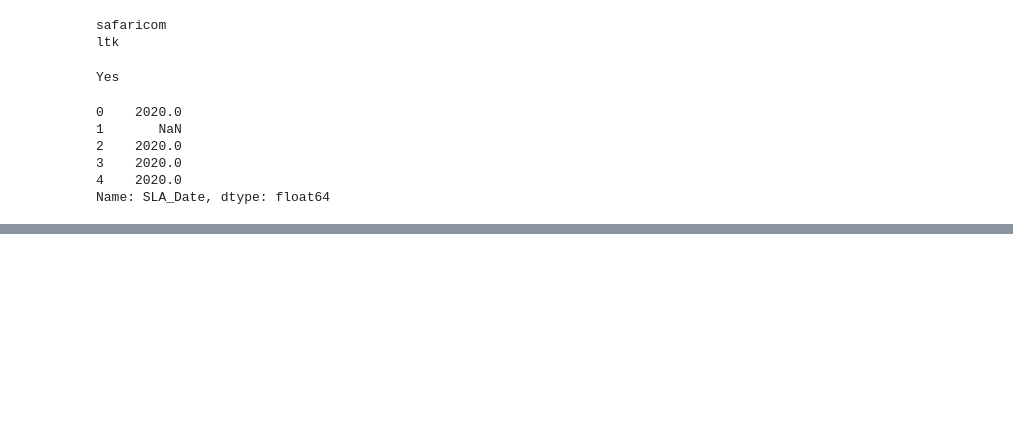
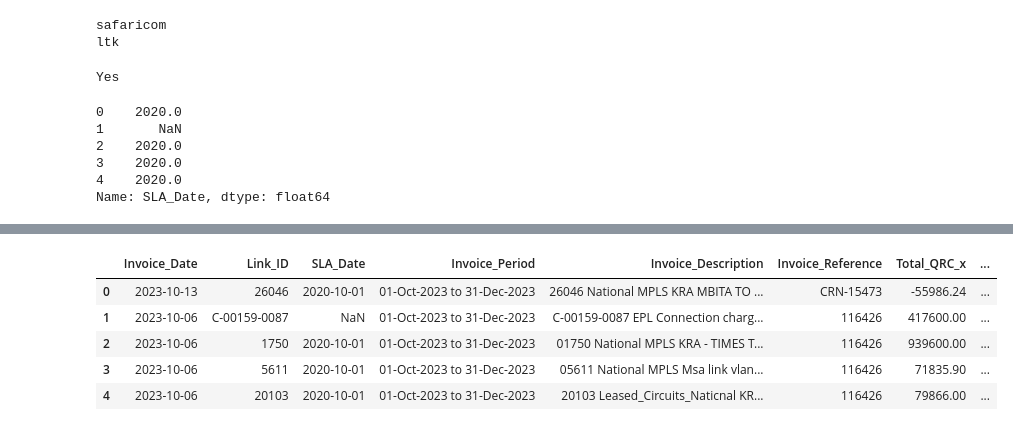
Before and after one commit to JackronyK/SLA_ETL, a Jupyter notebook: Data_Wrangling WS.ipynb, the cells around one changed output, grey strips where cells are left out. Saved outputs shown, nothing was run; the diff lists cells and outputs as text; code cells hidden in the pictures; blank space fills up the shorter version.

```diff
--- a/Data_Wrangling WS.ipynb
+++ b/Data_Wrangling WS.ipynb
@@ -1829,0 +1850,12 @@ Merged_Data_SLA_Invoice
+# %%
+invoice_aggr = combined_Invoice.groupby('modified_Link_ID').agg({'Total_QRC': 'max'}).reset_index()
+df_merged = combined_Invoice.merge(invoice_aggr, on = 'modified_Link_ID', how='left')
+# %%
+df_merged.head()
+# %% [output]
+|  | Invoice_Date | Link_ID | SLA_Date | Invoice_Period | Invoice_Description | Invoice_Reference | Total_QRC_x | ... |
+| 0 | 2023-10-13 | 26046 | 2020-10-01 | 01-Oct-2023 to 31-Dec-2023 | 26046 National MPLS KRA MBITA TO ... | CRN-15473 | -55986.24 | ... |
+| 1 | 2023-10-06 | C-00159-0087 | NaN | 01-Oct-2023 to 31-Dec-2023 | C-00159-0087 EPL Connection charg... | 116426 | 417600.00 | ... |
+| 2 | 2023-10-06 | 1750 | 2020-10-01 | 01-Oct-2023 to 31-Dec-2023 | 01750 National MPLS KRA - TIMES T... | 116426 | 939600.00 | ... |
+| 3 | 2023-10-06 | 5611 | 2020-10-01 | 01-Oct-2023 to 31-Dec-2023 | 05611 National MPLS Msa link vlan... | 116426 | 71835.90 | ... |
+| 4 | 2023-10-06 | 20103 | 2020-10-01 | 01-Oct-2023 to 31-Dec-2023 | 20103 Leased_Circuits_Naticnal KR... | 116426 | 79866.00 | ... |
```
Also changed, not shown: parts of 5 cells of this notebook, 4 other files.
